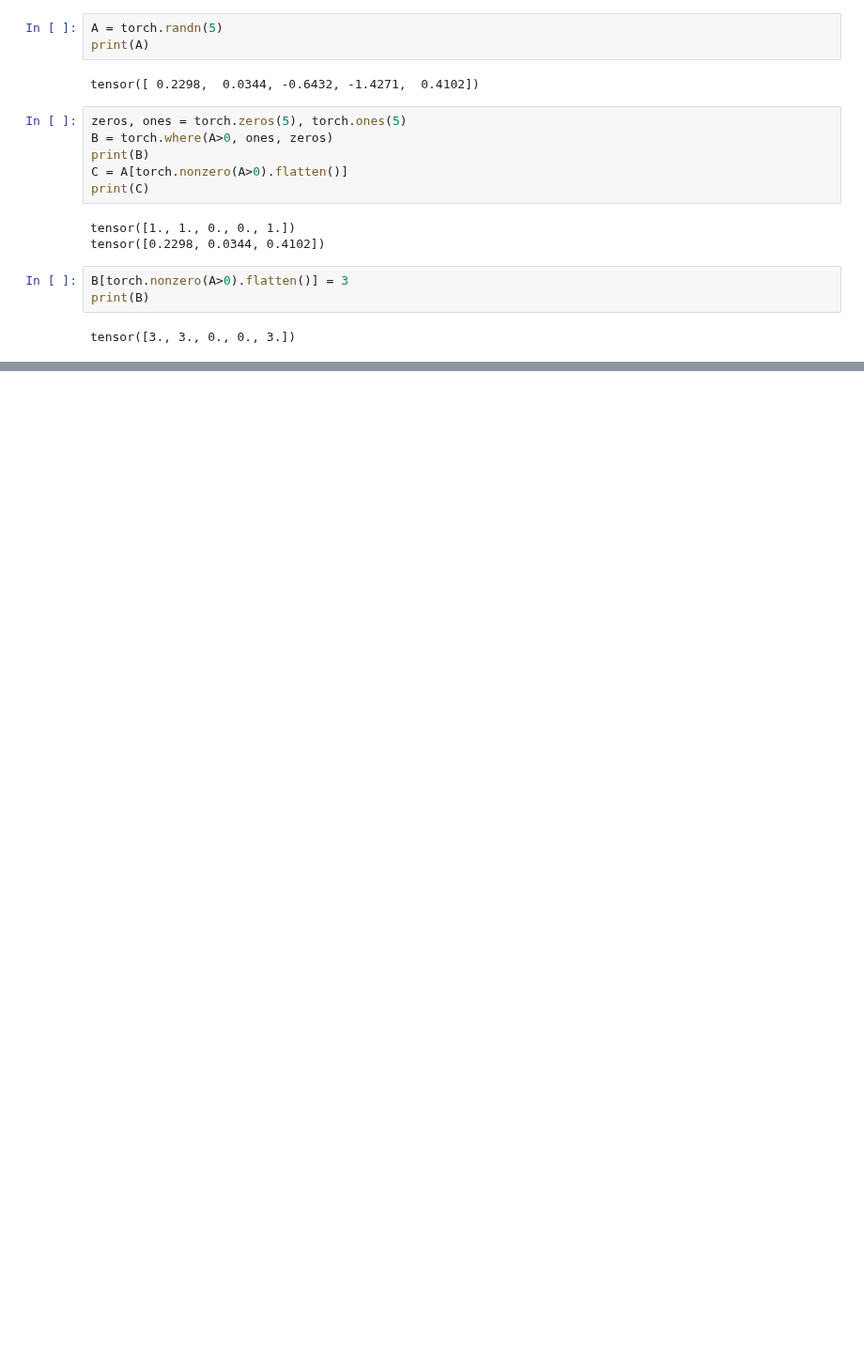
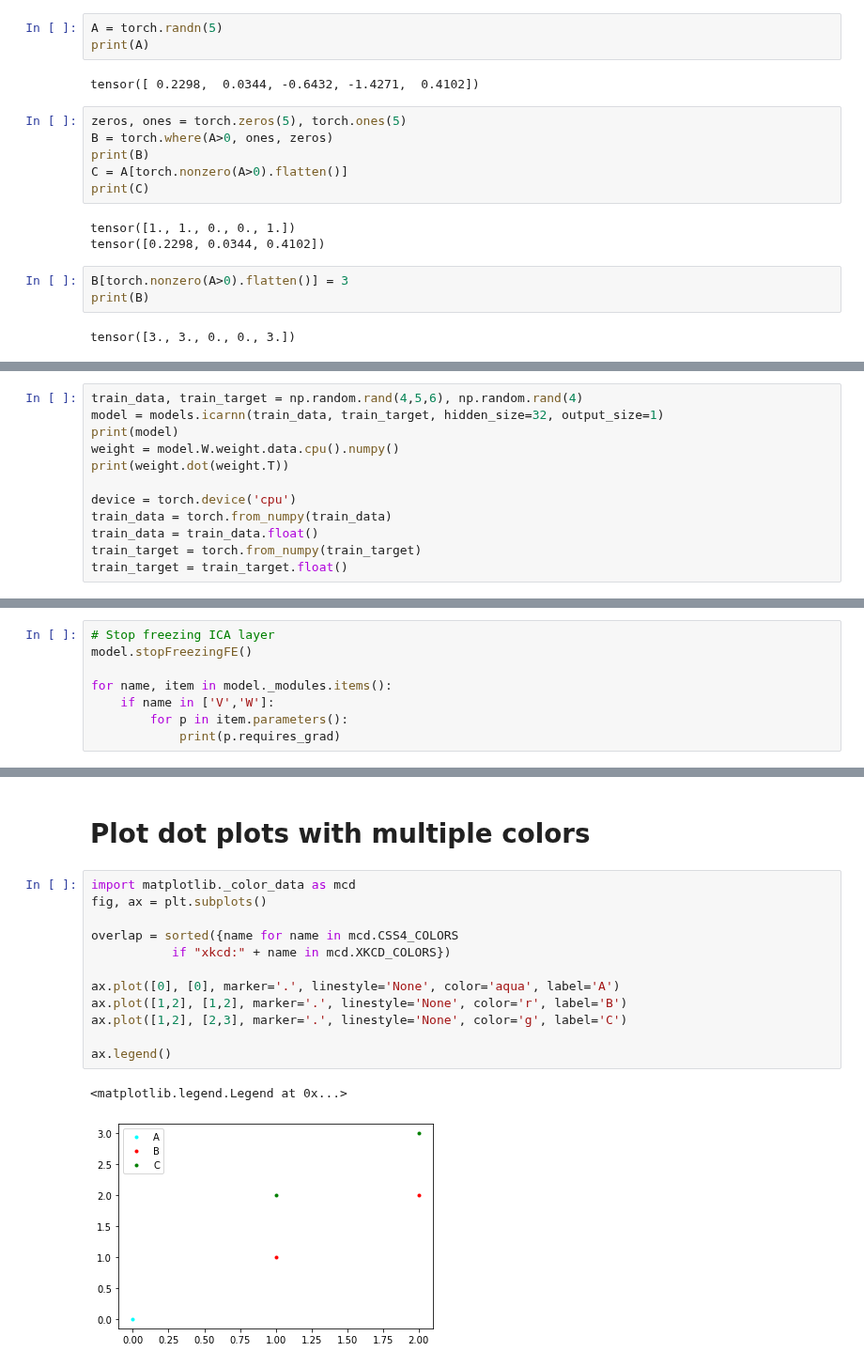
Before and after one commit to hundredball/Math24, a Jupyter notebook: test_each_function.ipynb, the cells around one changed output, grey strips where cells are left out. Shown at 94% size. Cells and saved outputs as stored; diff of their text form; blank space fills up the shorter version.

```diff
--- a/test_each_function.ipynb
+++ b/test_each_function.ipynb
@@ -904,0 +908,12 @@ tensor([3., 3., 0., 0., 3.])
+# %%
+train_data, train_target = np.random.rand(4,5,6), np.random.rand(4)
+model = models.icarnn(train_data, train_target, hidden_size=32, output_size=1)
+print(model)
+weight = model.W.weight.data.cpu().numpy()
+print(weight.dot(weight.T))
+
+device = torch.device('cpu')
+train_data = torch.from_numpy(train_data)
+train_data = train_data.float()
+train_target = torch.from_numpy(train_target)
+train_target = train_target.float()
@@ -904,0 +937,8 @@ tensor([3., 3., 0., 0., 3.])
+# %%
+# Stop freezing ICA layer
+model.stopFreezingFE()
+
+for name, item in model._modules.items():
+    if name in ['V','W']:
+        for p in item.parameters():
+            print(p.requires_grad)
@@ -904,0 +991,17 @@ tensor([3., 3., 0., 0., 3.])
+# %% [markdown]
+# Plot dot plots with multiple colors
+# %%
+import matplotlib._color_data as mcd
+fig, ax = plt.subplots()
+
+overlap = sorted({name for name in mcd.CSS4_COLORS
+           if "xkcd:" + name in mcd.XKCD_COLORS})
+
+ax.plot([0], [0], marker='.', linestyle='None', color='aqua', label='A')
+ax.plot([1,2], [1,2], marker='.', linestyle='None', color='r', label='B')
+ax.plot([1,2], [2,3], marker='.', linestyle='None', color='g', label='C')
+
+ax.legend()
+# %% [output]
+<matplotlib.legend.Legend at 0x...>
+[figure, added]
```
Also changed, not shown: parts of 8 cells of this notebook, 4 other files.
